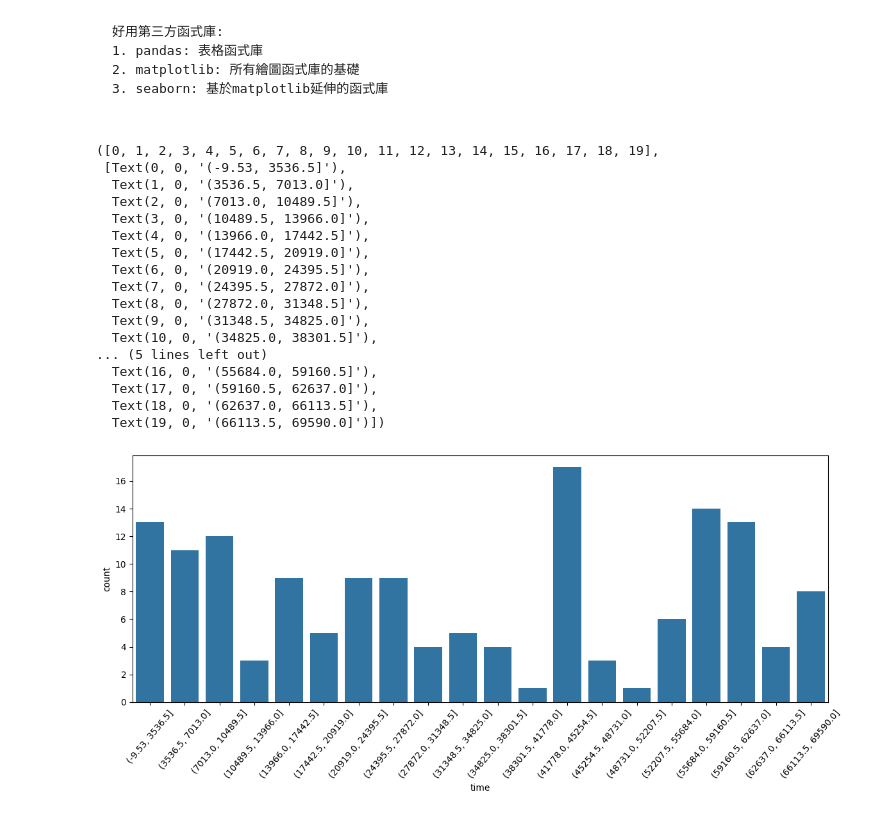
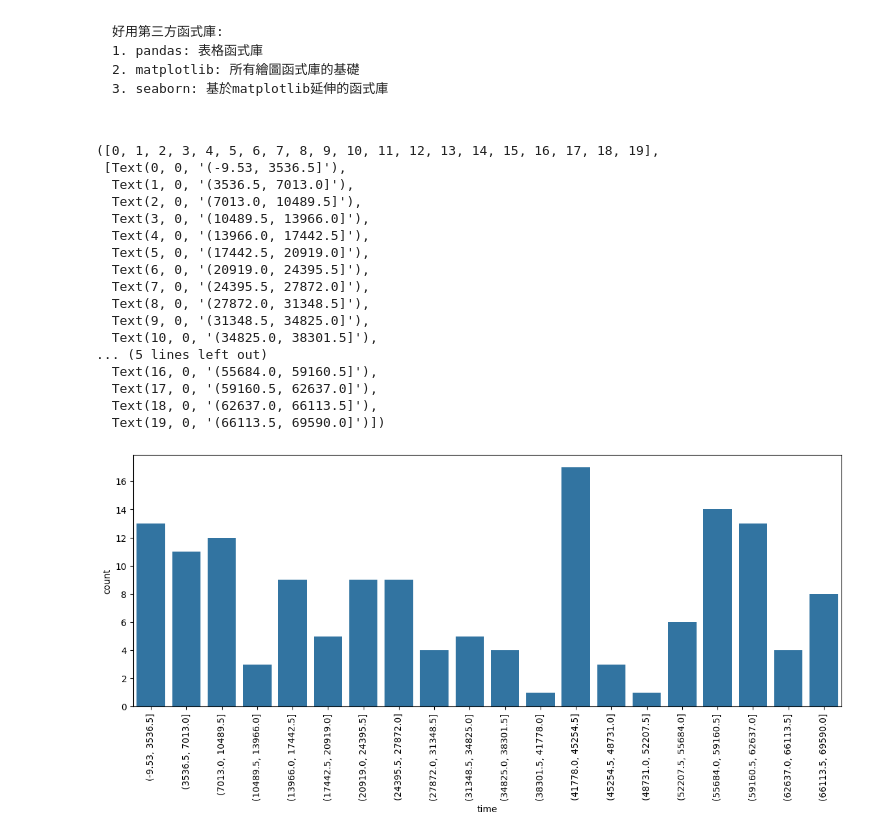
Before and after one commit to Elwing-Chou/ximen0317, a Jupyter notebook: ximen_0407.ipynb, the cells around one changed output. Cells and saved outputs as stored; diff of their text form; code cells hidden in the pictures.

```diff
--- a/ximen_0407.ipynb
+++ b/ximen_0407.ipynb
@@ -41,32 +41,32 @@ import seaborn as sns
 
 table = pd.read_csv("danmu.csv", encoding="utf-8")
 # 取行: 基本上跟字典依樣 [key] -> [欄位名稱]
 # 取單行
 danmu_time = table["time"]
 # 取多行(帶給他多個欄位名稱[名稱1, 名稱2])
 # table[["userid", "text"]]
 danmu_time_cut = pd.cut(danmu_time, bins=20)
 # 如果你畫橫的, 刻度(ticks)會重疊
 # figure: 設定圖的參數(figsize=圖的大小)
 plt.figure(figsize=[14, 5])
 sns.countplot(x=danmu_time_cut)
-plt.xticks(rotation=50)
+plt.xticks(rotation=90)
 # %% [output]
 ([0, 1, 2, 3, 4, 5, 6, 7, 8, 9, 10, 11, 12, 13, 14, 15, 16, 17, 18, 19],
  [Text(0, 0, '(-9.53, 3536.5]'),
   Text(1, 0, '(3536.5, 7013.0]'),
   Text(2, 0, '(7013.0, 10489.5]'),
   Text(3, 0, '(10489.5, 13966.0]'),
   Text(4, 0, '(13966.0, 17442.5]'),
   Text(5, 0, '(17442.5, 20919.0]'),
   Text(6, 0, '(20919.0, 24395.5]'),
   Text(7, 0, '(24395.5, 27872.0]'),
   Text(8, 0, '(27872.0, 31348.5]'),
   Text(9, 0, '(31348.5, 34825.0]'),
   Text(10, 0, '(34825.0, 38301.5]'),
 ... (5 lines left out)
   Text(16, 0, '(55684.0, 59160.5]'),
   Text(17, 0, '(59160.5, 62637.0]'),
   Text(18, 0, '(62637.0, 66113.5]'),
   Text(19, 0, '(66113.5, 69590.0]')])
-[figure, old version]
+[figure, new version]
```
Also changed, not shown: parts of 1 cell of this notebook.
